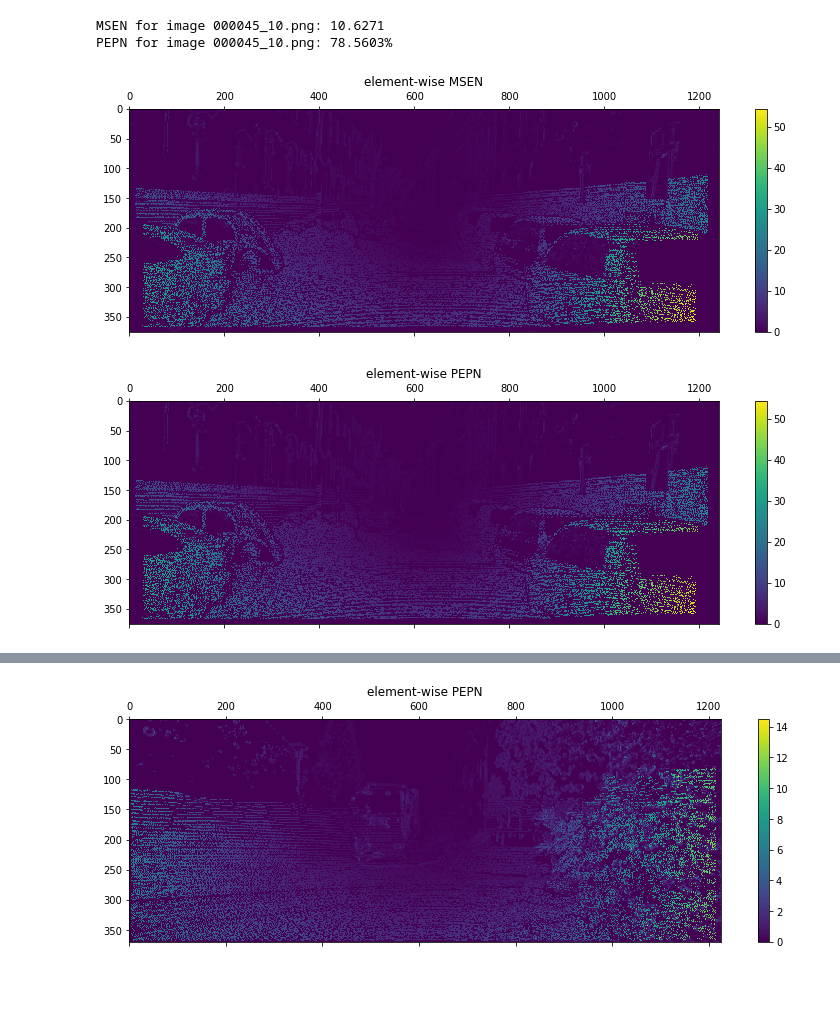
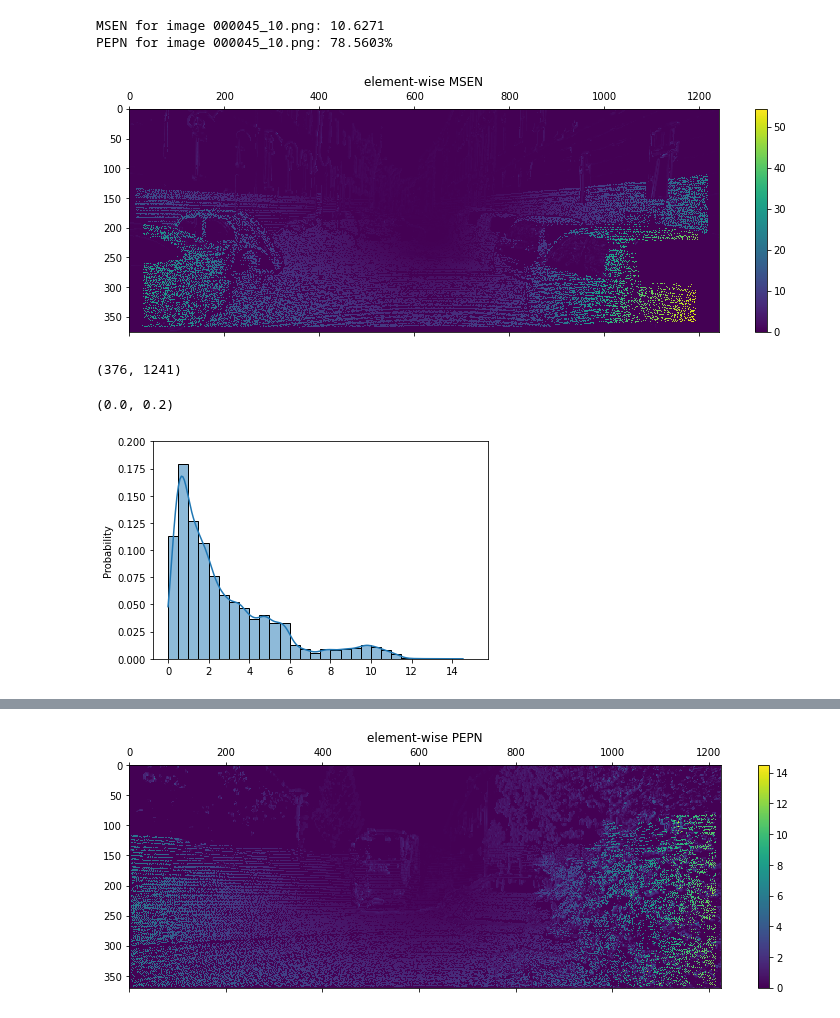
Before and after one commit to mcv-m6-video/mcv-m6-2023-team4, a Jupyter notebook: Week 1/optical_flow_metrics.ipynb, the cells around one changed output, grey strips where cells are left out. Saved outputs shown, nothing was run; the diff lists cells and outputs as text; code cells hidden in the pictures; blank space fills up the shorter version.

Commit message:
msen histogram

```diff
--- a/Week 1/optical_flow_metrics.ipynb
+++ b/Week 1/optical_flow_metrics.ipynb
@@ -25,11 +25,11 @@ def read_kitti_flow(filename):
 
 def MSEN(u_pred, v_pred, u_gt, v_gt, valid_data_gt):
     distances = np.sqrt(np.power(u_pred - u_gt, 2) + np.power(v_pred - v_gt, 2))
-    return np.mean(distances[valid_data_gt!=0]),distances
+    return np.mean(distances[valid_data_gt!=0]),distances[valid_data_gt!=0]
 
 def PEPN(u_pred, v_pred, u_gt, v_gt, valid_data_gt, th=3):
     distances = np.sqrt(np.power(u_pred - u_gt, 2) + np.power(v_pred - v_gt, 2))
-    return (np.sum(distances[valid_data_gt!=0] > th) / np.sum(valid_data_gt!=0)) * 100, distances
+    return (np.sum(distances[valid_data_gt!=0] > th) / np.sum(valid_data_gt!=0)) * 100, distances[valid_data_gt!=0]
 
 def optical_flow_metrics(filename_pred, filename_gt):
 
@@ -63,14 +63,16 @@ im = plt.matshow(msen_array, aspect='auto') # pl is pylab imported a pl
 plt.colorbar(im)
 plt.title("element-wise MSEN")
 plt.show()
+msen_array.shape
 # %% [output]
 [figure]
+(376, 1241)
 # %%
-im = plt.matshow(pepn_array, aspect='auto') # pl is pylab imported a pl
-plt.colorbar(im)
-plt.title("element-wise PEPN")
-plt.show()
+import seaborn as sns
+sns.histplot(data=msen_array.flatten(),stat="probability", kde=True, binwidth=.5)
+plt.ylim(0, 0.2)
 # %% [output]
+(0.0, 0.2)
-[figure, old version]
+[figure, new version]
 # %%
 msen_array, pepn_array = optical_flow_metrics(filename_pred = 'LKflow_000157_10.png', filename_gt = '000157_10.png')
```
Also changed, not shown: parts of 1 cell of this notebook, 1 other file.
